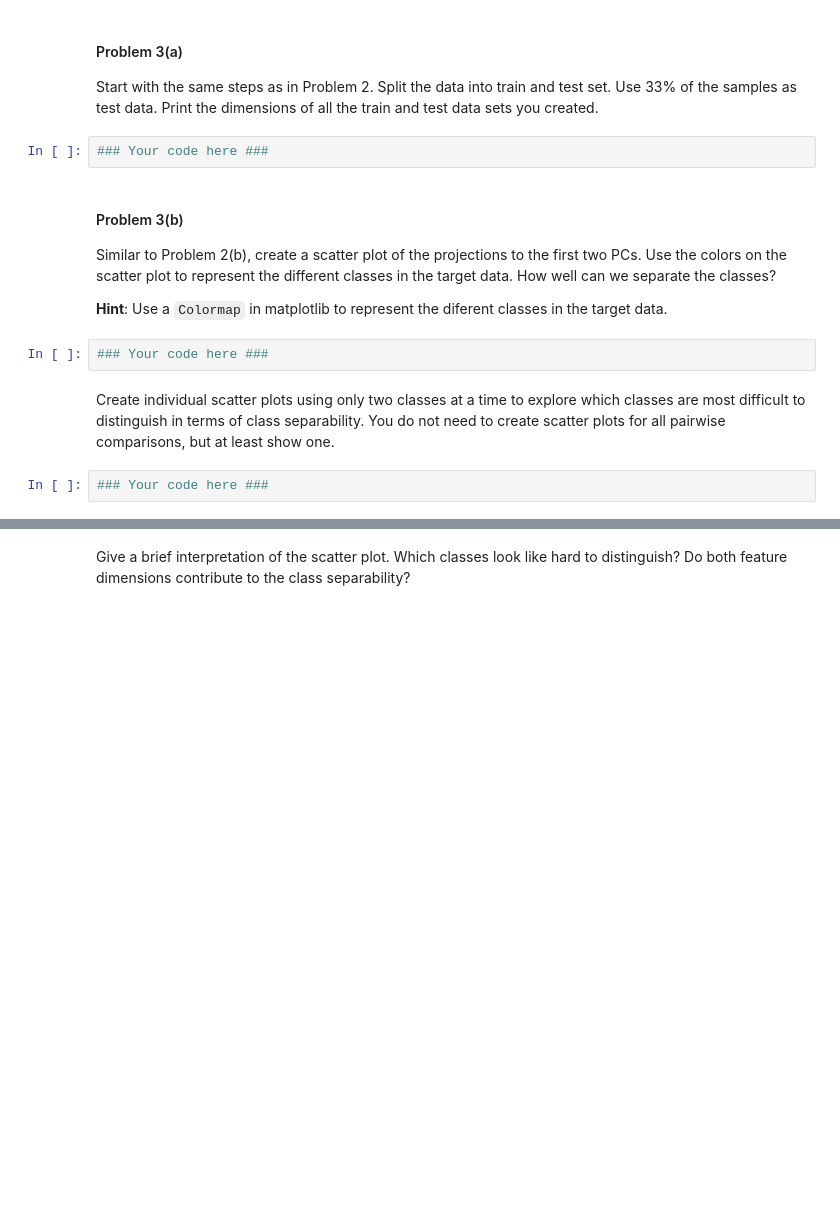
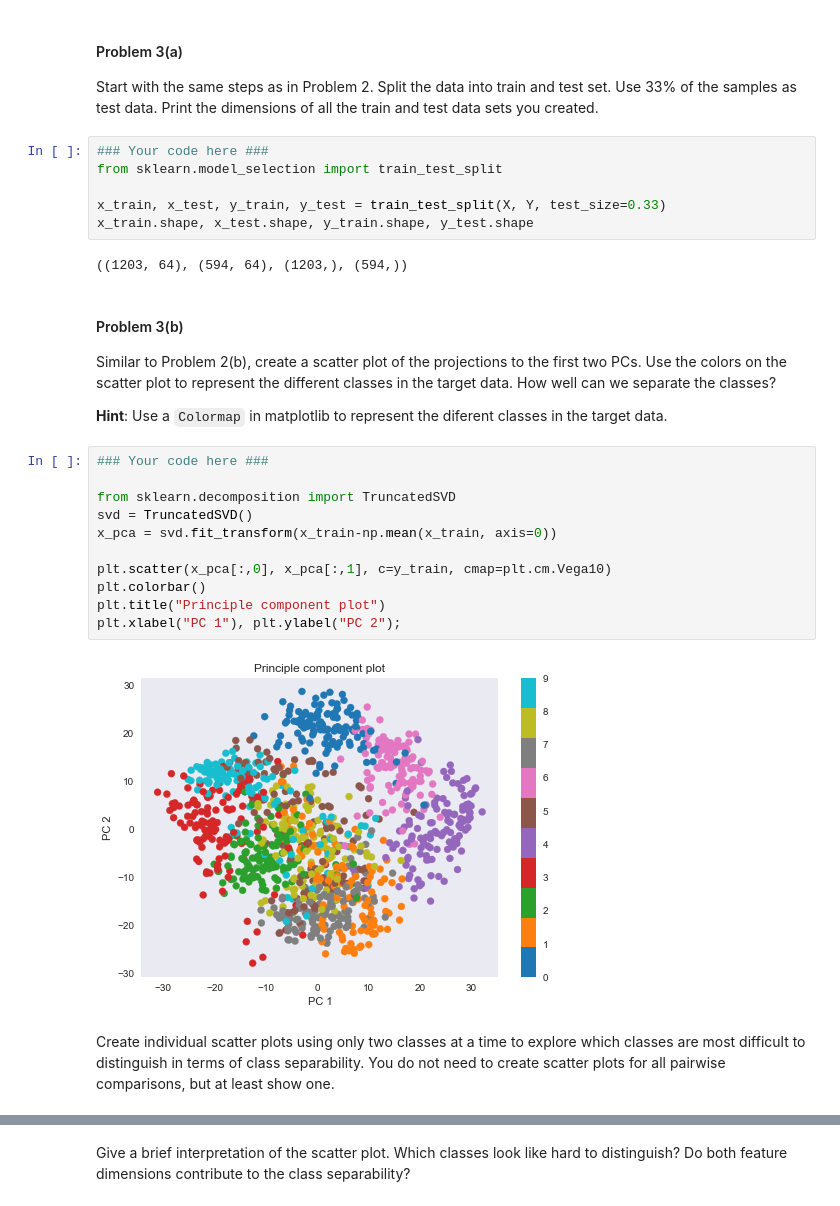
Before and after one commit to fergusio/cs109-2015, a Jupyter notebook: homework/HW3.ipynb, the cells around one changed output, grey strips where cells are left out. Drawn from its saved outputs; the diff is of its cells as text; blank space fills up the shorter version.

```diff
--- a/homework/HW3.ipynb
+++ b/homework/HW3.ipynb
@@ -763,17 +843,32 @@ print X.shape, Y.shape
 #### Problem 3(a)
 
 Start with the same steps as in Problem 2. Split the data into train and test set. Use 33% of the samples as test data. Print the dimensions of all the train and test data sets you created.
-# %%
-### Your code here ###
+# %%
+### Your code here ###
+from sklearn.model_selection import train_test_split
+
+x_train, x_test, y_train, y_test = train_test_split(X, Y, test_size=0.33)
+x_train.shape, x_test.shape, y_train.shape, y_test.shape
+# %% [output]
+((1203, 64), (594, 64), (1203,), (594,))
 # %% [markdown]
 #### Problem 3(b)
 
 Similar to Problem 2(b), create a scatter plot of the projections to the first two PCs.  Use the colors on the scatter plot to represent the different classes in the target data. How well can we separate the classes?
 
 **Hint**: Use a `Colormap` in matplotlib to represent the diferent classes in the target data.
-# %%
-### Your code here ###
+# %%
+### Your code here ###
+
+from sklearn.decomposition import TruncatedSVD
+svd = TruncatedSVD()
+x_pca = svd.fit_transform(x_train-np.mean(x_train, axis=0))
+
+plt.scatter(x_pca[:,0], x_pca[:,1], c=y_train, cmap=plt.cm.Vega10)
+plt.colorbar()
+plt.title("Principle component plot")
+plt.xlabel("PC 1"), plt.ylabel("PC 2");
+# %% [output]
+[figure, added]
 # %% [markdown]
 Create individual scatter plots using only two classes at a time to explore which classes are most difficult to distinguish in terms of class separability.  You do not need to create scatter plots for all pairwise comparisons, but at least show one.
-# %%
-### Your code here ###
```
Also changed, not shown: parts of 29 cells of this notebook, 1 other file.
